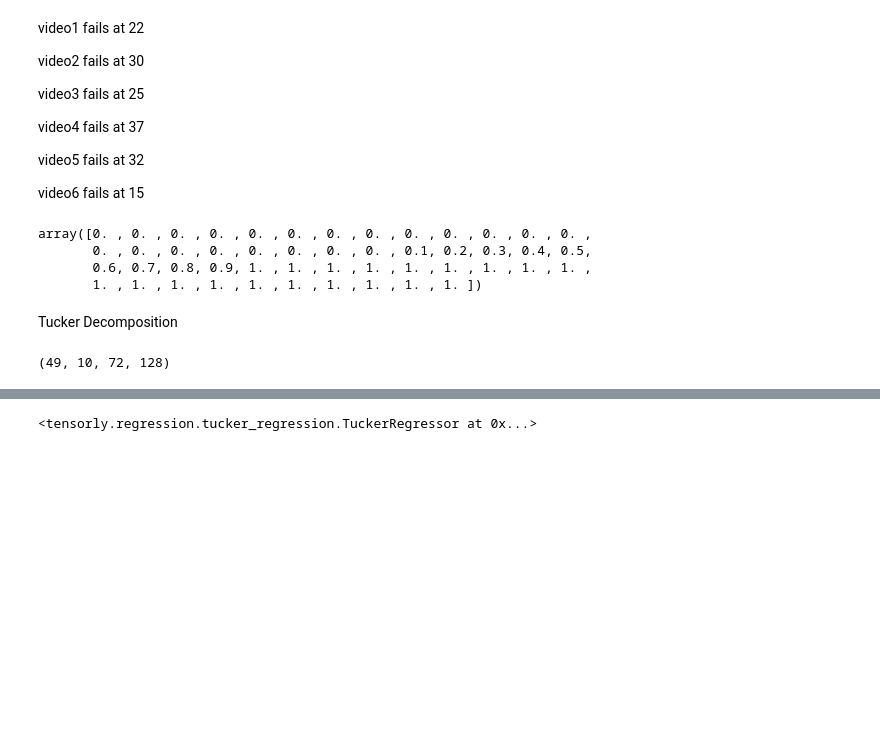
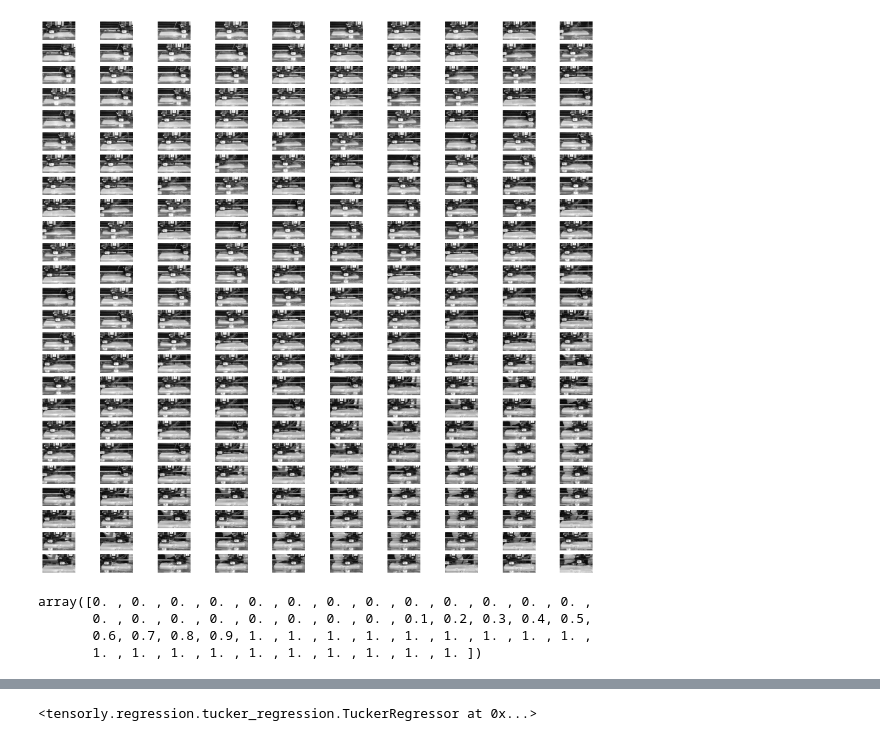
Before and after one commit to edwardlqf/ISYE6740_project, a Jupyter notebook: 3D Printing ML.ipynb, the cells around one changed output, grey strips where cells are left out. Cells and saved outputs as stored; diff of their text form; code cells hidden in the pictures; blank space fills up the shorter version.

```diff
--- a/3D Printing ML.ipynb
+++ b/3D Printing ML.ipynb
@@ -217,24 +287,14 @@ tens_dic['video2'].shape
 # %%
-# l = tens_dic['video3'].shape[0]
+l = tens_dic['video4'].shape[0]
 
-# fig, axarr = plt.subplots(l-10,10, figsize=(16, 16))
-# #fig.tight_layout()
-# for i in range(l-10):
-#     for j in range(10):
-#         axarr[i,j].imshow(tens_dic['video3'][i][j].astype(np.uint8), cmap='gray')
-#         axarr[i,j].axis('off')
+fig, axarr = plt.subplots(l-10,10, figsize=(16, 16))
+#fig.tight_layout()
+for i in range(l-10):
+    for j in range(10):
+        axarr[i,j].imshow(tens_dic['video3'][i][j].astype(np.uint8), cmap='gray')
+        axarr[i,j].axis('off')
+# %% [output]
+[figure, added]
-# %% [markdown]
-video1 fails at 22
-
-video2 fails at 30
-
-video3 fails at 25
-
-video4 fails at 37
-
-video5 fails at 32
-
-video6 fails at 15
 # %%
 y_dic = {}
 
@@ -257,9 +317,3 @@ array([0. , 0. , 0. , 0. , 0. , 0. , 0. , 0. , 0. , 0. , 0. , 0. , 0. ,
        0. , 0. , 0. , 0. , 0. , 0. , 0. , 0. , 0.1, 0.2, 0.3, 0.4, 0.5,
        0.6, 0.7, 0.8, 0.9, 1. , 1. , 1. , 1. , 1. , 1. , 1. , 1. , 1. ,
        1. , 1. , 1. , 1. , 1. , 1. , 1. , 1. , 1. , 1. ])
-# %% [markdown]
-Tucker Decomposition
-# %%
-tens_dic['video2'].shape
-# %% [output]
-(49, 10, 72, 128)
```
Also changed, not shown: parts of 53 cells of this notebook, 3 other files.
